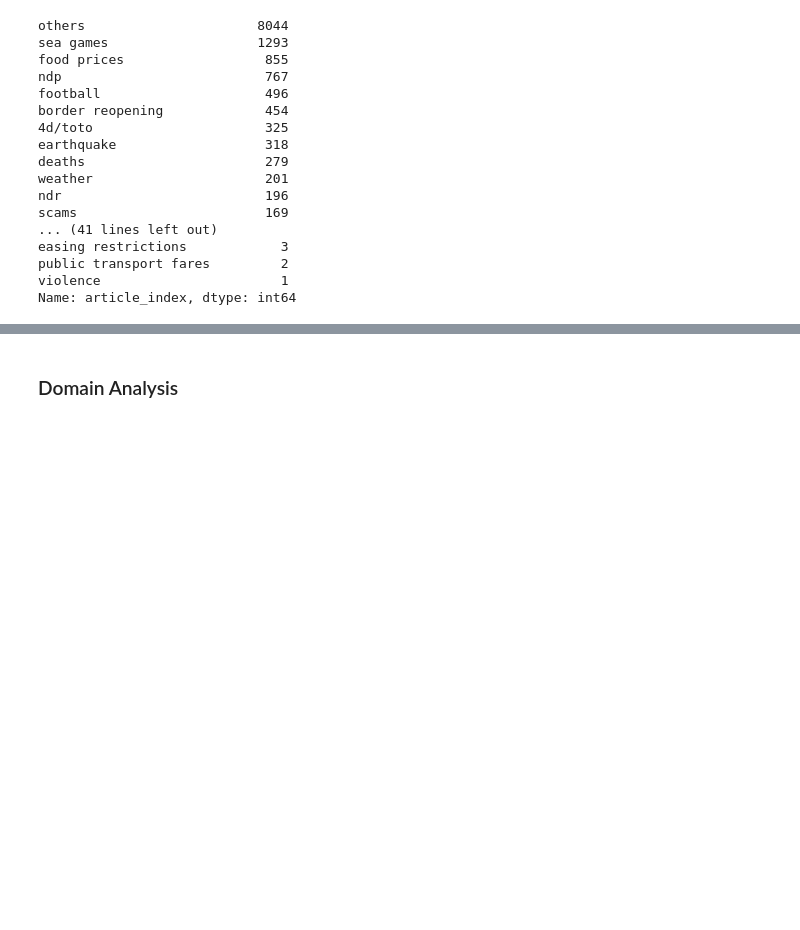
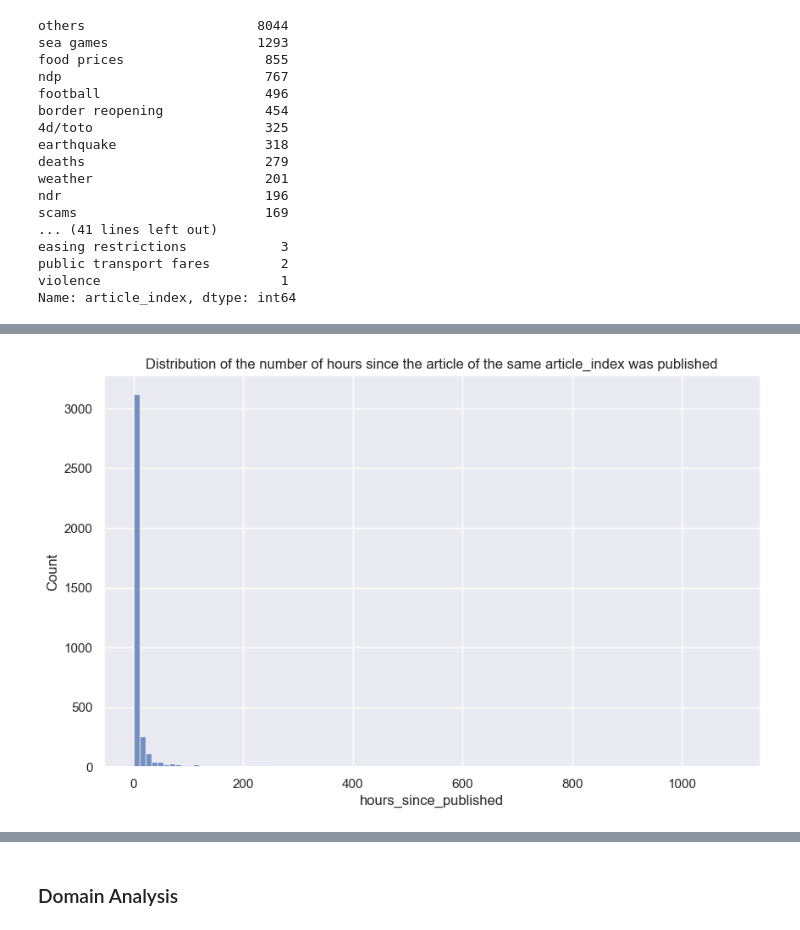
Before and after one commit to xeonkai/news_matching, a Jupyter notebook: traction-analytics/traction_analytics.ipynb, the cells around one changed output, grey strips where cells are left out. Cells and saved outputs as stored; diff of their text form; code cells hidden in the pictures; blank space fills up the shorter version.

```diff
--- a/traction-analytics/traction_analytics.ipynb
+++ b/traction-analytics/traction_analytics.ipynb
@@ -176,0 +181,9 @@ df_unique
+# %%
+# Plot the distribution of the number of hours since the article of the same article_index was published
+
+plt.figure(figsize=(10, 6))
+sns.histplot(data=df_unique[df_unique['hours_since_published'] > 0], x='hours_since_published', bins=100)
+plt.title('Distribution of the number of hours since the article of the same article_index was published')
+plt.show()
+# %% [output]
+[figure, added]
```
Also changed, not shown: parts of 19 cells of this notebook, 2 other files.
